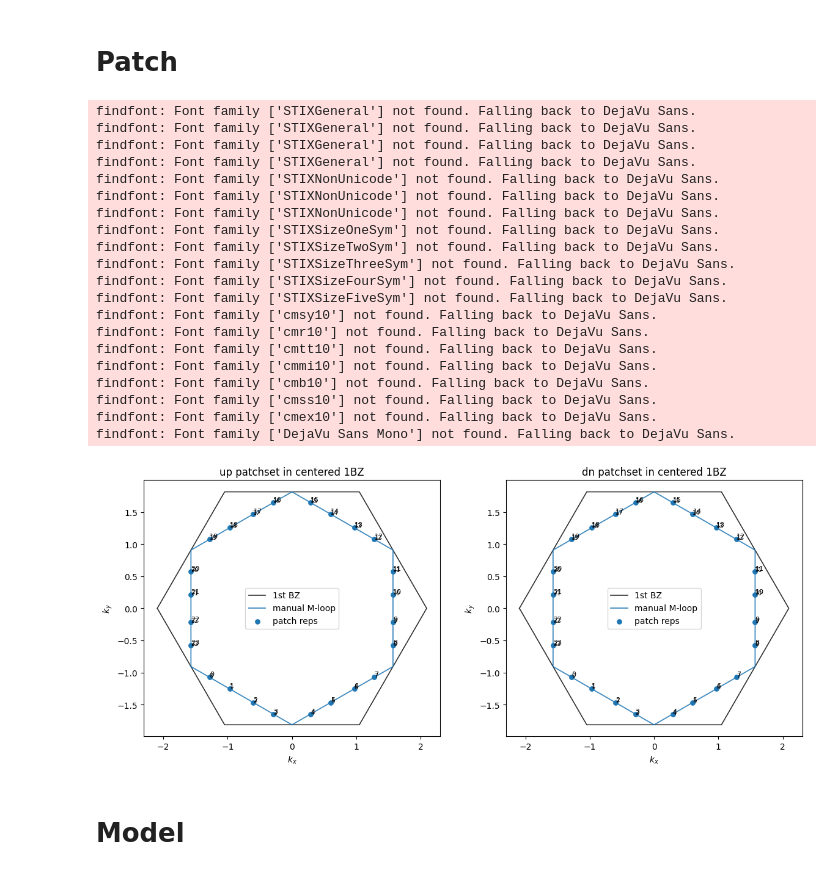
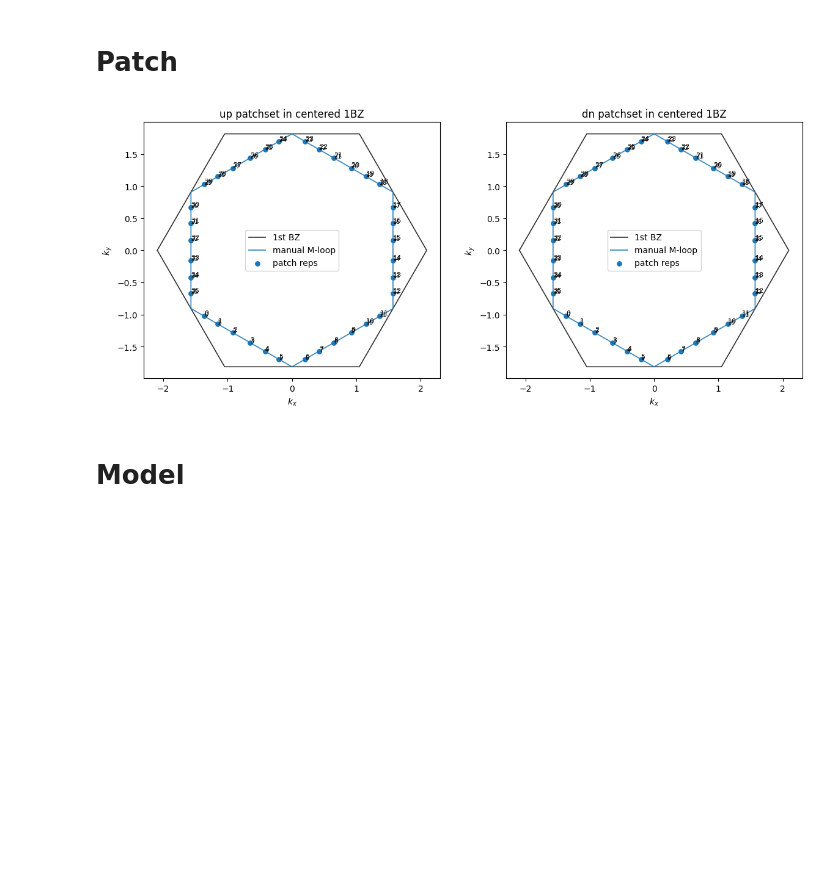
Before and after one commit to Mio826/functional-RG-Kagome-, a Jupyter notebook: pipeline-FM.ipynb, the cells around one changed output. Cells and saved outputs as stored; diff of their text form; code cells hidden in the pictures; blank space fills up the shorter version.

```diff
--- a/pipeline-FM.ipynb
+++ b/pipeline-FM.ipynb
@@ -1707,7 +1707,7 @@ model = KagomeNagaosa(dict(t=1.0, phi=0.0), spin=True, B=None)
 # ------------------------------------------------------------
 # choose patch density / options here
 # ------------------------------------------------------------
-POINTS_PER_EDGE = 5           # 1->6, 2->12, 4->24
+POINTS_PER_EDGE = 7           # 1->6, 2->12, 4->24
 REMOVE_DUPLICATE_M_MODG = True # True: remove replicated M anchors modulo G
 GAUGE_FIX = True
 CLOSE_LOOP_GAUGE = True
@@ -1740,54 +1740,34 @@ PATCHSETS = {
         project_to_fs_points=True,
         mu=0.0,
         keep_strict_M_anchors=False,
         edge_cluster_alpha=0.9
     ),
 }
 
 # ------------------------------------------------------------
 # basic sanity: centered 1BZ patch plots
 # ------------------------------------------------------------
 fig, axes = plt.subplots(1, 2, figsize=(12, 5))
 
 for ax, spin in zip(axes, ["up", "dn"]):
     patching.plot_patchset(
         PATCHSETS[spin],
         ax=ax,
         show_contour=True,
         show_velocity=False,
         show_bz=True,
     )
 
     ks = np.array([p.k_cart for p in PATCHSETS[spin].patches], dtype=float)
     for i, k in enumerate(ks):
         ax.text(k[0], k[1], str(i), fontsize=8, ha="left", va="bottom")
 
     ax.set_title(f"{spin} patchset in centered 1BZ")
 
 plt.tight_layout()
 plt.show()
 # %% [output]
-findfont: Font family ['STIXGeneral'] not found. Falling back to DejaVu Sans.
-findfont: Font family ['STIXGeneral'] not found. Falling back to DejaVu Sans.
-findfont: Font family ['STIXGeneral'] not found. Falling back to DejaVu Sans.
-findfont: Font family ['STIXGeneral'] not found. Falling back to DejaVu Sans.
-findfont: Font family ['STIXNonUnicode'] not found. Falling back to DejaVu Sans.
-findfont: Font family ['STIXNonUnicode'] not found. Falling back to DejaVu Sans.
-findfont: Font family ['STIXNonUnicode'] not found. Falling back to DejaVu Sans.
-findfont: Font family ['STIXSizeOneSym'] not found. Falling back to DejaVu Sans.
-findfont: Font family ['STIXSizeTwoSym'] not found. Falling back to DejaVu Sans.
-findfont: Font family ['STIXSizeThreeSym'] not found. Falling back to DejaVu Sans.
-findfont: Font family ['STIXSizeFourSym'] not found. Falling back to DejaVu Sans.
-findfont: Font family ['STIXSizeFiveSym'] not found. Falling back to DejaVu Sans.
-findfont: Font family ['cmsy10'] not found. Falling back to DejaVu Sans.
-findfont: Font family ['cmr10'] not found. Falling back to DejaVu Sans.
-findfont: Font family ['cmtt10'] not found. Falling back to DejaVu Sans.
-findfont: Font family ['cmmi10'] not found. Falling back to DejaVu Sans.
-findfont: Font family ['cmb10'] not found. Falling back to DejaVu Sans.
-findfont: Font family ['cmss10'] not found. Falling back to DejaVu Sans.
-findfont: Font family ['cmex10'] not found. Falling back to DejaVu Sans.
-findfont: Font family ['DejaVu Sans Mono'] not found. Falling back to DejaVu Sans.
-[figure, old version]
+[figure, new version]
 # %% [markdown]
 # Model
 # %%
```
Also changed, not shown: parts of 1 cell of this notebook, 1 other file.
